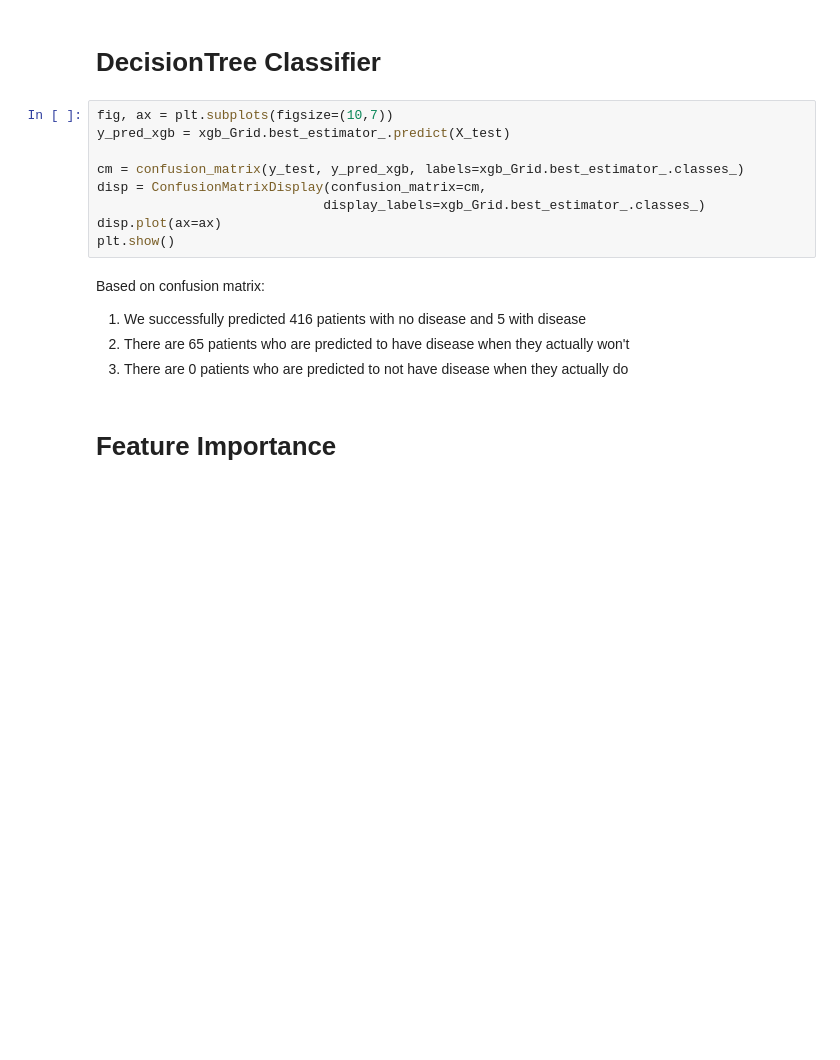
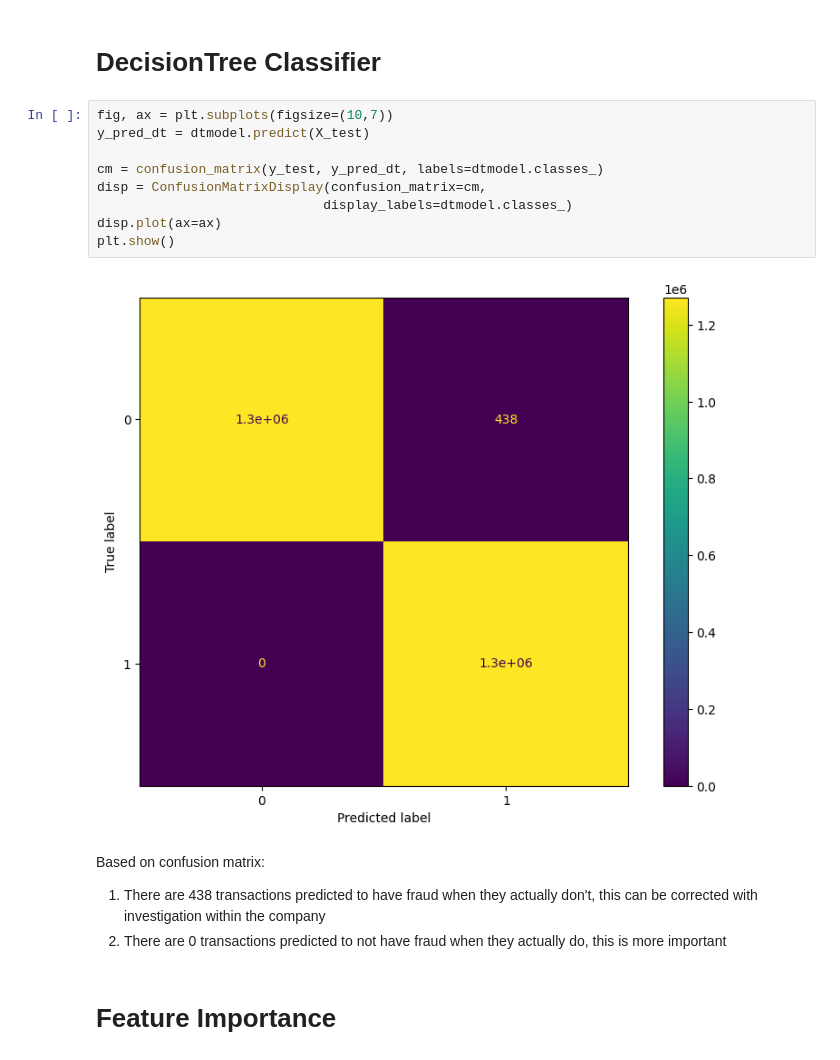
Before and after one commit to ikoghoemmanuell/Fraud-Detection-for-Accenture-Classification-, a Jupyter notebook: dev/fraud.ipynb, the cells around one changed output. Drawn from its saved outputs; the diff is of its cells as text; blank space fills up the shorter version.

```diff
--- a/dev/fraud.ipynb
+++ b/dev/fraud.ipynb
@@ -905,19 +786,20 @@ print("f2_score :", f2_xgb)
 # DecisionTree Classifier
 # %%
 fig, ax = plt.subplots(figsize=(10,7))
-y_pred_xgb = xgb_Grid.best_estimator_.predict(X_test)
+y_pred_dt = dtmodel.predict(X_test)
 
-cm = confusion_matrix(y_test, y_pred_xgb, labels=xgb_Grid.best_estimator_.classes_)
+cm = confusion_matrix(y_test, y_pred_dt, labels=dtmodel.classes_)
 disp = ConfusionMatrixDisplay(confusion_matrix=cm,
-                             display_labels=xgb_Grid.best_estimator_.classes_)
+                             display_labels=dtmodel.classes_)
 disp.plot(ax=ax)
 plt.show()
+# %% [output]
+[figure, added]
 # %% [markdown]
 Based on confusion matrix:
 
-1. We successfully predicted 416 patients with no disease and 5 with disease
-2. There are 65 patients who are predicted to have disease when they actually won't
-3. There are 0 patients who are predicted to not have disease when they actually do
+1. There are 438 transactions predicted to have fraud when they actually don't, this can be corrected with investigation within the company
+2. There are 0 transactions predicted to not have fraud when they actually do, this is more important
 # %% [markdown]
 # Feature Importance
 # %% [markdown]
```
Also changed, not shown: parts of 43 cells of this notebook.
